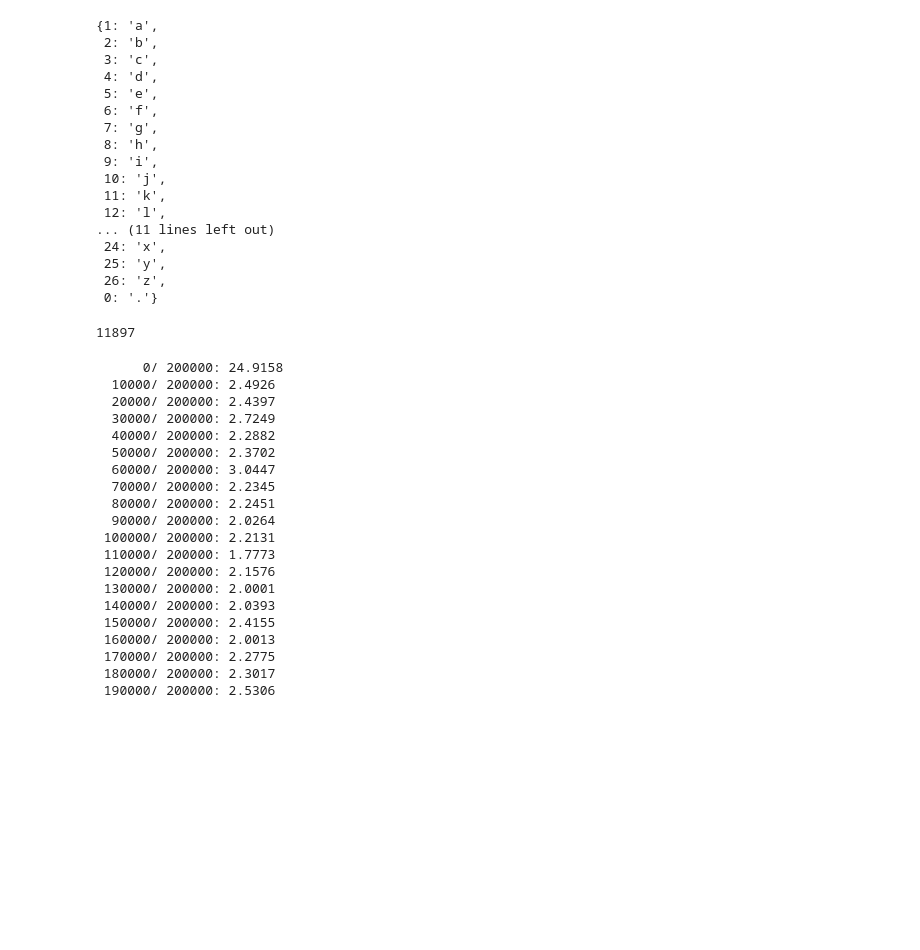
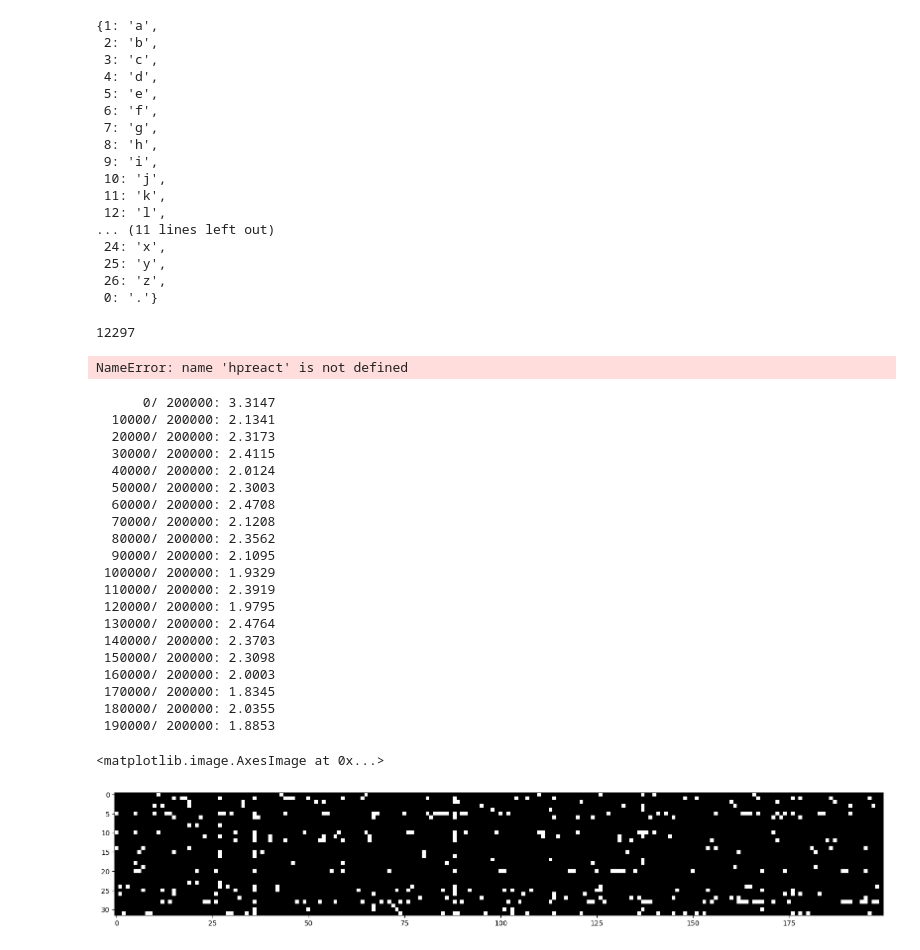
Before and after one commit to calvinfo/karpathy-lectures, a Jupyter notebook: makemore/Makemore Part III.ipynb, the cells around one changed output. Drawn from its saved outputs; the diff is of its cells as text; code cells hidden in the pictures; blank space fills up the shorter version.

```diff
--- a/makemore/Makemore Part III.ipynb
+++ b/makemore/Makemore Part III.ipynb
@@ -74,15 +74,25 @@ n_hidden = 200 # number of neurons in the hidden layer
 
 g  = torch.Generator().manual_seed(2147483647)
 C  = torch.randn((vocab_size, n_embed),    generator = g) # our initial lookup table (an n_embed dimensional embedding)
-W1 = torch.randn((n_embed * block_size, n_hidden),      generator = g) # our hidden layer matrix
-b1 = torch.randn(n_hidden,                 generator = g) # our biases
-W2 = torch.randn((n_hidden, vocab_size),   generator = g) # our output layer
-b2 = torch.randn(vocab_size,               generator = g)
+W1 = torch.randn((n_embed * block_size, n_hidden),      generator = g) * 0.2 # our hidden layer matrix
+b1 = torch.randn(n_hidden,                 generator = g) * 0.01 # our biases
+W2 = torch.randn((n_hidden, vocab_size),   generator = g) * 0.01 # our output layer
+b2 = torch.randn(vocab_size,               generator = g) * 0
 
-parameters = [C, W1, b1, W2, b2]
+# batch normalization
+bngain = torch.ones((1, n_hidden))
+bnbias = torch.zeros((1, n_hidden))
+bnrunning_mean = torch.zeros((1, n_hidden))
+bnrunning_std = torch.ones((1, n_hidden))
+
+parameters = [C, W1, b1, W2, b2, bngain, bnbias]
 print(sum(p.nelement() for p in parameters))
 
 for p in parameters:
     p.requires_grad = True
 # %% [output]
-11897
+12297
+# %%
+hpreact.shape
+# %% [output]
+NameError: name 'hpreact' is not defined
@@ -101,6 +115,16 @@ for i in range(max_steps):
     emb = C[Xb]                         # embed the characters into vectors
     embcat = emb.view(emb.shape[0], -1) # concat the vectors
     hpreact = embcat @ W1 + b1          # hidden layer pre-activation
+
+    # batch normalization
+    # each neuron will be normalized to a gaussain distribution
+    hpreact = bngain * (hpreact - hpreact.mean(0, keepdim=True)) / hpreact.std(0, keepdim=True) + bnbias
+
+    # update our running mean
+    with torch.no_grad():
+        bnrunning_mean = 0.999 * bnrunning_mean + 0.001 * hpreact.mean(0, keepdim=True)
+        bnrunning_std  = 0.999 * bnrunning_std + 0.001 * hpreact.std(0, keepdim=True)
+
     h = torch.tanh(hpreact)
 
     logits = h @ W2 + b2                # output layer
@@ -112,7 +136,7 @@ for i in range(max_steps):
     loss.backward()
 
     # update
-    lr = 0.1 if i < 1000000 else 0.01
+    lr = 0.1 if i < 100000 else 0.01
     for p in parameters:
         p.data += -lr * p.grad
 
@@ -121,26 +145,32 @@ for i in range(max_steps):
         print(f'{i:7d}/{max_steps:7d}: {loss.item():.4f}')
     lossi.append(loss.log10().item())
 # %% [output]
-      0/ 200000: 24.9158
-  10000/ 200000: 2.4926
-  20000/ 200000: 2.4397
-  30000/ 200000: 2.7249
-  40000/ 200000: 2.2882
-  50000/ 200000: 2.3702
-  60000/ 200000: 3.0447
-  70000/ 200000: 2.2345
-  80000/ 200000: 2.2451
-  90000/ 200000: 2.0264
- 100000/ 200000: 2.2131
- 110000/ 200000: 1.7773
- 120000/ 200000: 2.1576
- 130000/ 200000: 2.0001
- 140000/ 200000: 2.0393
- 150000/ 200000: 2.4155
- 160000/ 200000: 2.0013
- 170000/ 200000: 2.2775
- 180000/ 200000: 2.3017
- 190000/ 200000: 2.5306
+      0/ 200000: 3.3147
+  10000/ 200000: 2.1341
+  20000/ 200000: 2.3173
+  30000/ 200000: 2.4115
+  40000/ 200000: 2.0124
+  50000/ 200000: 2.3003
+  60000/ 200000: 2.4708
+  70000/ 200000: 2.1208
+  80000/ 200000: 2.3562
+  90000/ 200000: 2.1095
+ 100000/ 200000: 1.9329
+ 110000/ 200000: 2.3919
+ 120000/ 200000: 1.9795
+ 130000/ 200000: 2.4764
+ 140000/ 200000: 2.3703
+ 150000/ 200000: 2.3098
+ 160000/ 200000: 2.0003
+ 170000/ 200000: 1.8345
+ 180000/ 200000: 2.0355
+ 190000/ 200000: 1.8853
+# %%
+plt.figure(figsize=(20,10))
+plt.imshow(h.abs() > 0.99, cmap="gray", interpolation="nearest")
+# %% [output]
+<matplotlib.image.AxesImage at 0x...>
+[figure, added]
 # %%
 @torch.no_grad() # avoid gradient tracking here (no back-propagation)
 def split_loss(split):
```
Also changed, not shown: parts of 12 cells of this notebook, 4 other files.
